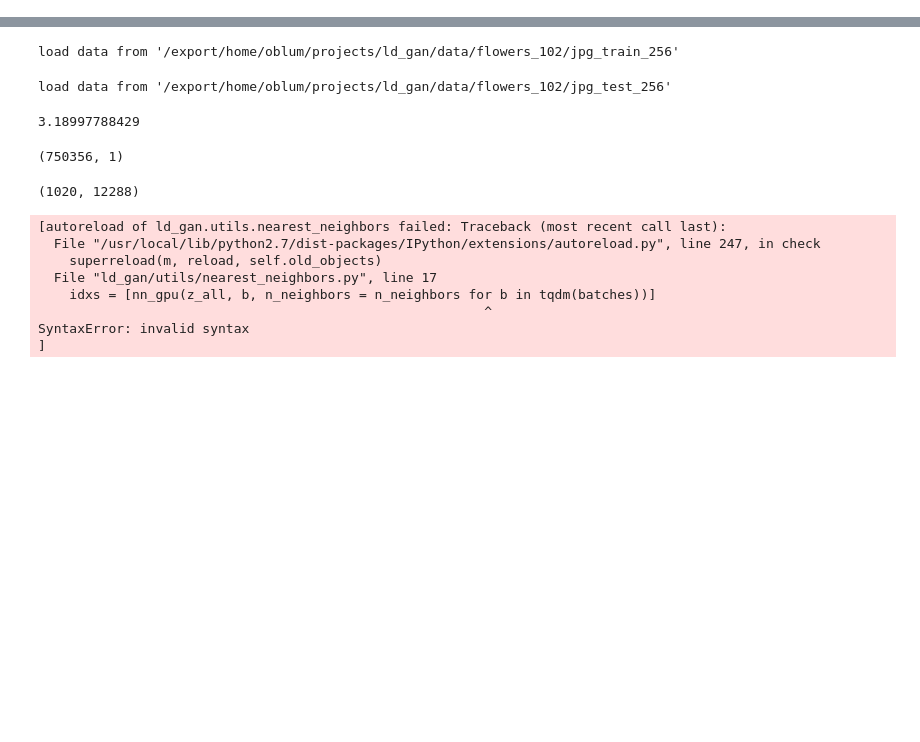
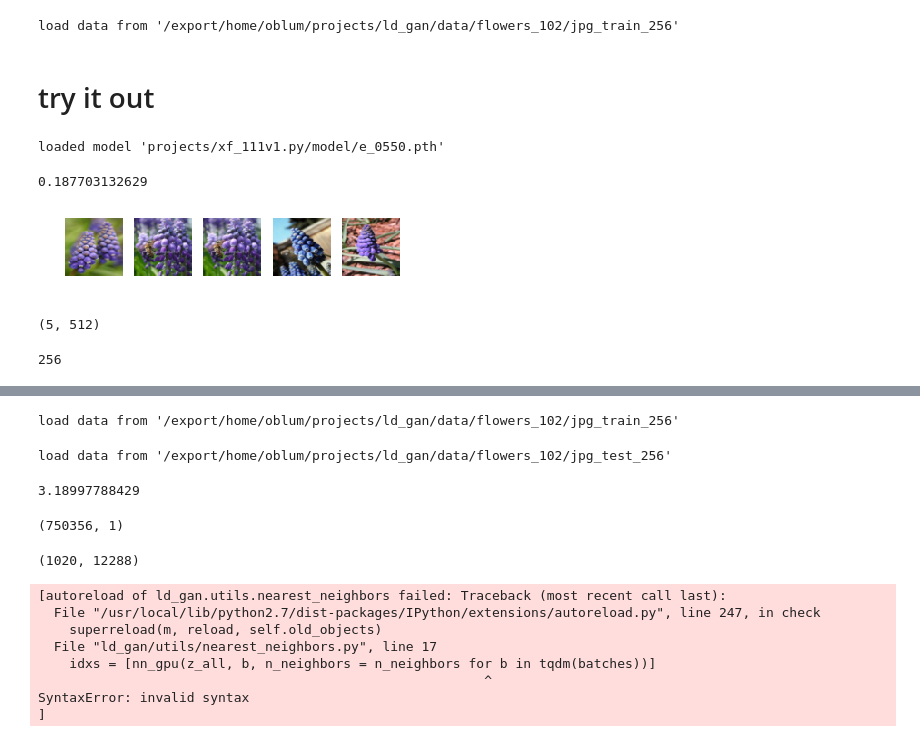
Before and after one commit to oliblum90/ld_gan, a Jupyter notebook: notebooks/00_try_around.ipynb, the cells around one changed output, grey strips where cells are left out. Cells and saved outputs as stored; diff of their text form; code cells hidden in the pictures; blank space fills up the shorter version.

```diff
--- a/notebooks/00_try_around.ipynb
+++ b/notebooks/00_try_around.ipynb
@@ -18,0 +16,6 @@ from sklearn.metrics.pairwise import pairwise_distances
+# %%
+X, Y = ld_gan.data_proc.data_loader.load_data(10, resize=64)
+Y = np.argmax(Y, axis = 1)
+n_classes = int(Y.max() + 1)
+# %% [output]
+load data from '/export/home/oblum/projects/ld_gan/data/flowers_102/jpg_train_256'
@@ -18,0 +41,18 @@ from sklearn.metrics.pairwise import pairwise_distances
+# %% [markdown]
+# try it out
+# %%
+enc = ld_gan.utils.model_handler.load_model("xf_111v1.py", 550, "enc")
+# %% [output]
+loaded model 'projects/xf_111v1.py/model/e_0550.pth'
+# %%
+sampler = ld_gan.sample.same_class_sampler(enc, X, Y, 256)
+# %%
+t = time()
+x_batch, y_batch, z_batch, batch_idxs, nn_idxs, sr_idxs, z_enc, w = sampler.next()
+print time() - t
+# %% [output]
+0.187703132629
+# %%
+ld.disp(X[nn_idxs][0])
+# %% [output]
+[figure, added]
@@ -18,0 +61,4 @@ from sklearn.metrics.pairwise import pairwise_distances
+# %%
+zs.shape
+# %% [output]
+(5, 512)
@@ -18,0 +67,4 @@ from sklearn.metrics.pairwise import pairwise_distances
+# %%
+len(z_batch)
+# %% [output]
+256
```
Also changed, not shown: parts of 44 cells of this notebook, 27 other files.
